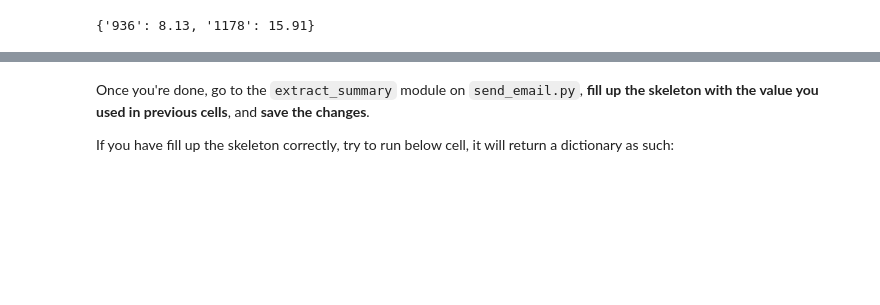
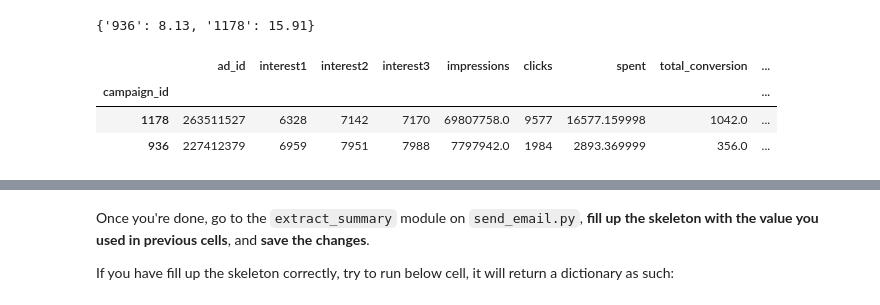
Before and after one commit to dannynur1212/capstone1, a Jupyter notebook: helper.ipynb, the cells around one changed output, grey strips where cells are left out. Saved outputs shown, nothing was run; the diff lists cells and outputs as text; code cells hidden in the pictures; blank space fills up the shorter version.

```diff
--- a/helper.ipynb
+++ b/helper.ipynb
@@ -45,11 +52,12 @@ quit
 # %%
 # Make sure to passed in appropriate preprocessing before extracting the start and end date
-campaigns['reporting_start'] = ___
+campaigns['reporting_start'] = campaigns['reporting_end']
+campaigns['reporting_start']=campaigns['reporting_start'].astype('datetime64')
+campaigns['reporting_end']=campaigns['reporting_end'].astype('datetime64')
+start_date = campaigns['reporting_start'].min().strftime(format="%d %b %Y")
+end_date = campaigns['reporting_end'].max().strftime(format="%d %b %Y")
 
-start_date = ___.min().strftime(format="%d %b %Y")
-end_date = ___.max().strftime(format="%d %b %Y")
-
-total_spent = int(___.sum())
-total_conversion = int(___.sum())
+total_spent = int(campaigns['spent'].sum())
+total_conversion = int(campaigns['total_conversion'].sum())
 # %% [markdown]
 - `cpc`: cost-per-click (obtained by dividing the total cost with total conversion for each campaign; we will have two cpc values since we have two campaigns--campaign 936 and 1178)
@@ -57,8 +81,13 @@ total_conversion = int(___.sum())
 # Create a cost per conversion dictionary per campaign
 # Cost per conversion is spent divided by total conversion
 
-cpc = campaigns.groupby(['campaign_id'])[[___, ___]].sum()
-cpc['CPC'] = cpc[___]/cpc[___]
+cpc = campaigns.groupby(['campaign_id']).sum()
+#CPC1 = campaigns[campaigns['campaign_id'] == '936'] ['spent'] / [campaigns['campaign_id'] == '1178'] ['total_conversion']
+#CPC = campaigns[(campaigns['campaign_id'] == '1178')|(campaigns['campaign_id'] == '936')] ['spent']/campaigns[(campaigns['campaign_id'] == '1178')|(campaigns['campaign_id'] == '936')] ['total_conversion']
+
+cpc['CPC'] = cpc['spent']/cpc['total_conversion']
+
+#cpc = campaigns.groupby(['campaign_id']).sum()
 
 cpc_each = dict()
 for each in id:
@@ -67,3 +96,10 @@ for each in id:
 cpc_each
 # %% [output]
 {'936': 8.13, '1178': 15.91}
+# %%
+cpc
+# %% [output]
+|  | ad_id | interest1 | interest2 | interest3 | impressions | clicks | spent | total_conversion | ... |
+| campaign_id |  |  |  |  |  |  |  |  | ... |
+| 1178 | 263511527 | 6328 | 7142 | 7170 | 69807758.0 | 9577 | 16577.159998 | 1042.0 | ... |
+| 936 | 227412379 | 6959 | 7951 | 7988 | 7797942.0 | 1984 | 2893.369999 | 356.0 | ... |
```
Also changed, not shown: parts of 26 cells of this notebook, 3 other files.
